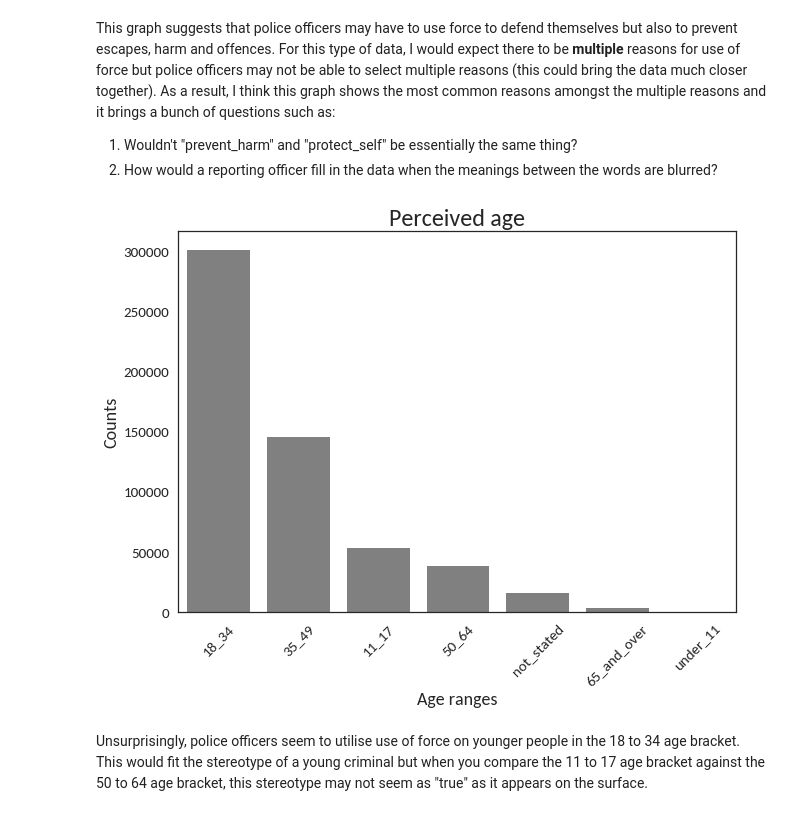
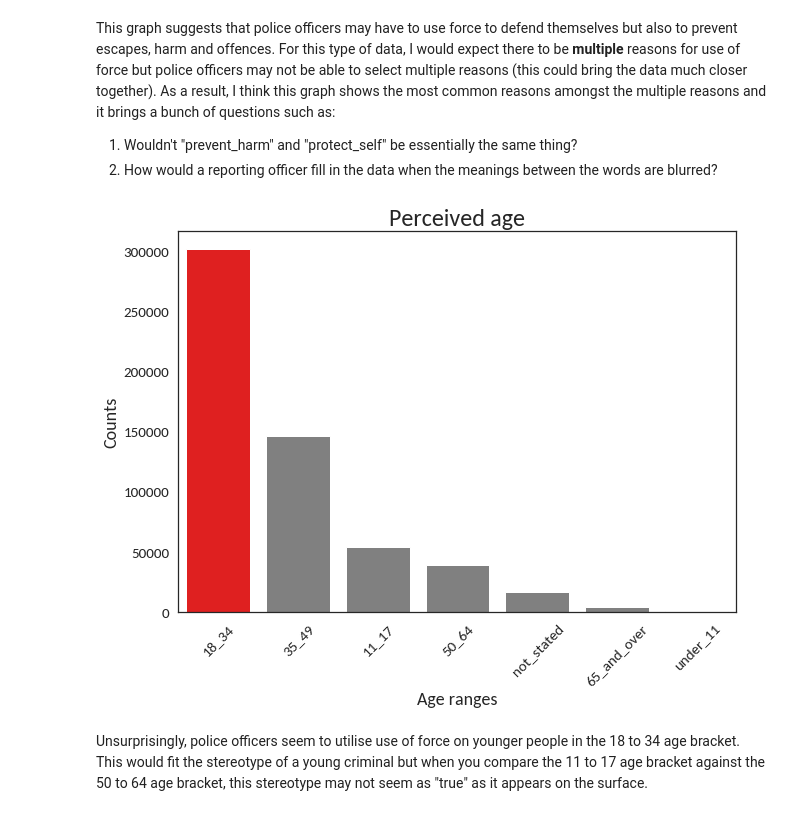
Before and after one commit to HelloWorld183L/EDA_Work, a Jupyter notebook: EDA_Police_Use_Of_Force.ipynb, the cells around one changed output. Drawn from its saved outputs; the diff is of its cells as text; code cells hidden in the pictures.

```diff
--- a/EDA_Police_Use_Of_Force.ipynb
+++ b/EDA_Police_Use_Of_Force.ipynb
@@ -138,3 +162,9 @@ Name: dog_not_stated, dtype: int64
+# %%
+location_cols = [col for col in police_df.columns if 'location' in col]
+
+for col in location_cols:
+    police_df[col] = police_df[police_df[col] == 'yes']
+    police_df[col]
 # %% [markdown]
 # Exploratory data analysis
 # %%
@@ -257,19 +289,21 @@ This graph suggests that police officers may have to use force to defend themsel
 # %%
 fig, _ = plt.subplots(1, figsize=(10,7))
 
 perceived_age = police_df['person_perceived_age']
-ax = sns.barplot(x=perceived_age.unique(), color='grey', y=perceived_age.value_counts())
+colors = ['red' if age_range == '18_34' else 'grey' for age_range in perceived_age.unique()]
+ax = sns.barplot(x=perceived_age.unique(), palette=colors, y=perceived_age.value_counts())
+
 
 plt.title('Perceived age', fontsize=24)
 ax.set_ylabel(ylabel='Counts', fontsize=18)
 ax.set_xlabel(xlabel='Age ranges', fontsize=18)
 ax.tick_params(axis='both', which='major', labelsize=15)
 ax.tick_params(axis='x', which='major', rotation=45)
 plt.rcParams['font.sans-serif'] = 'Carlito'
 
 plt.savefig('fig4_perceived_age.png', bbox_inches='tight')
 # %% [output]
-[figure, old version]
+[figure, new version]
 # %% [markdown]
 Unsurprisingly, police officers seem to utilise use of force on younger people in the 18 to 34 age bracket. This would fit the stereotype of a young criminal but when you compare the 11 to 17 age bracket against the 50 to 64 age bracket, this stereotype may not seem as "true" as it appears on the surface.
 # %%
```
Also changed, not shown: parts of 11 cells of this notebook.
